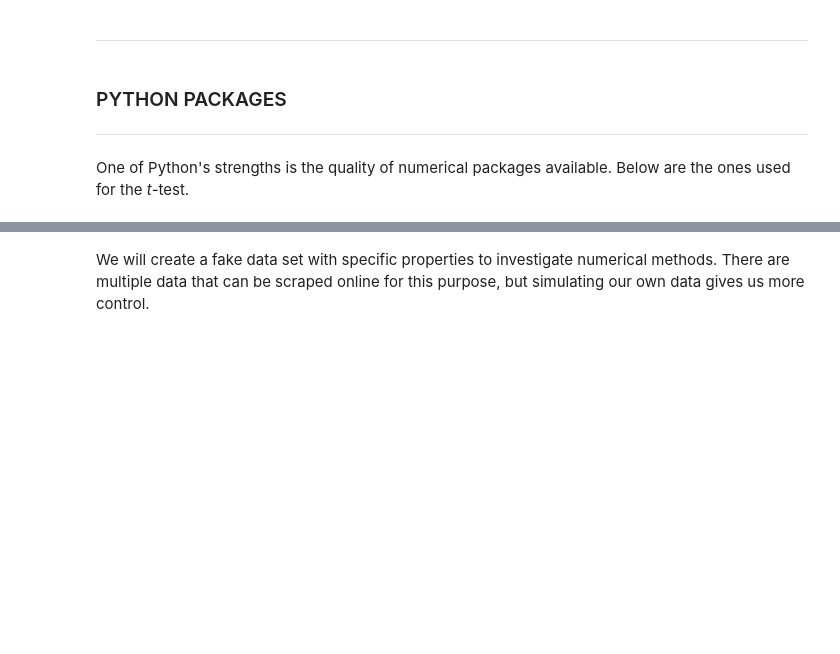
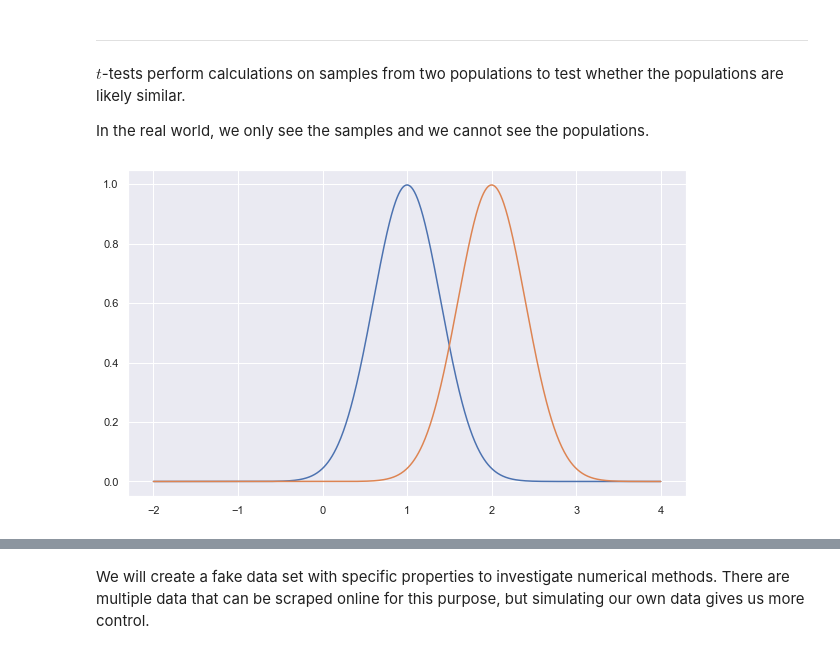
Before and after one commit to AnteDujic/MLS---Assesment, a Jupyter notebook: Practicals/01-statistics-exercises.ipynb, the cells around one changed output, grey strips where cells are left out. Drawn from its saved outputs; the diff is of its cells as text; code cells hidden in the pictures; blank space fills up the shorter version.

Commit message:
T test update layout

```diff
--- a/Practicals/01-statistics-exercises.ipynb
+++ b/Practicals/01-statistics-exercises.ipynb
@@ -235,10 +232,4 @@ $T$-tests are among the most common statistical tests performed in world. They a
 We will focus on the practicalities of performing $t$-tests in Python further in this notebook.
 # %% [markdown]
 <hr style="border:2px solid gray"> </hr>
-# %% [markdown]
-### PYTHON PACKAGES
-
-<hr style="border-top: 1px solid rgb(0, 91, 94);" />
-# %% [markdown]
-One of Python's strengths is the quality of numerical packages available. Below are the ones used for the *t*-test.
 # %%
@@ -267,0 +249,20 @@ plt.style.use("ggplot")
+# %% [markdown]
+$t$-tests perform calculations on samples from two populations to test whether the populations are likely similar.
+
+In the real world, we only see the samples and we cannot see the populations.
+# %%
+# Let's create a plot with the following x values.
+x = np.linspace(-2.0, 4.0, 1000)
+
+# We'll have plots of two different populations on one set of axes.
+y_a = ss.norm.pdf(x, 1, 0.4)
+y_b = ss.norm.pdf(x, 2, 0.4)
+
+fig, ax = plt.subplots(figsize=(10,6))
+
+ax.plot(x, y_a)
+ax.plot(x, y_b)
+
+plt.show()
+# %% [output]
+[figure, added]
```
Also changed, not shown: parts of 31 cells of this notebook.
